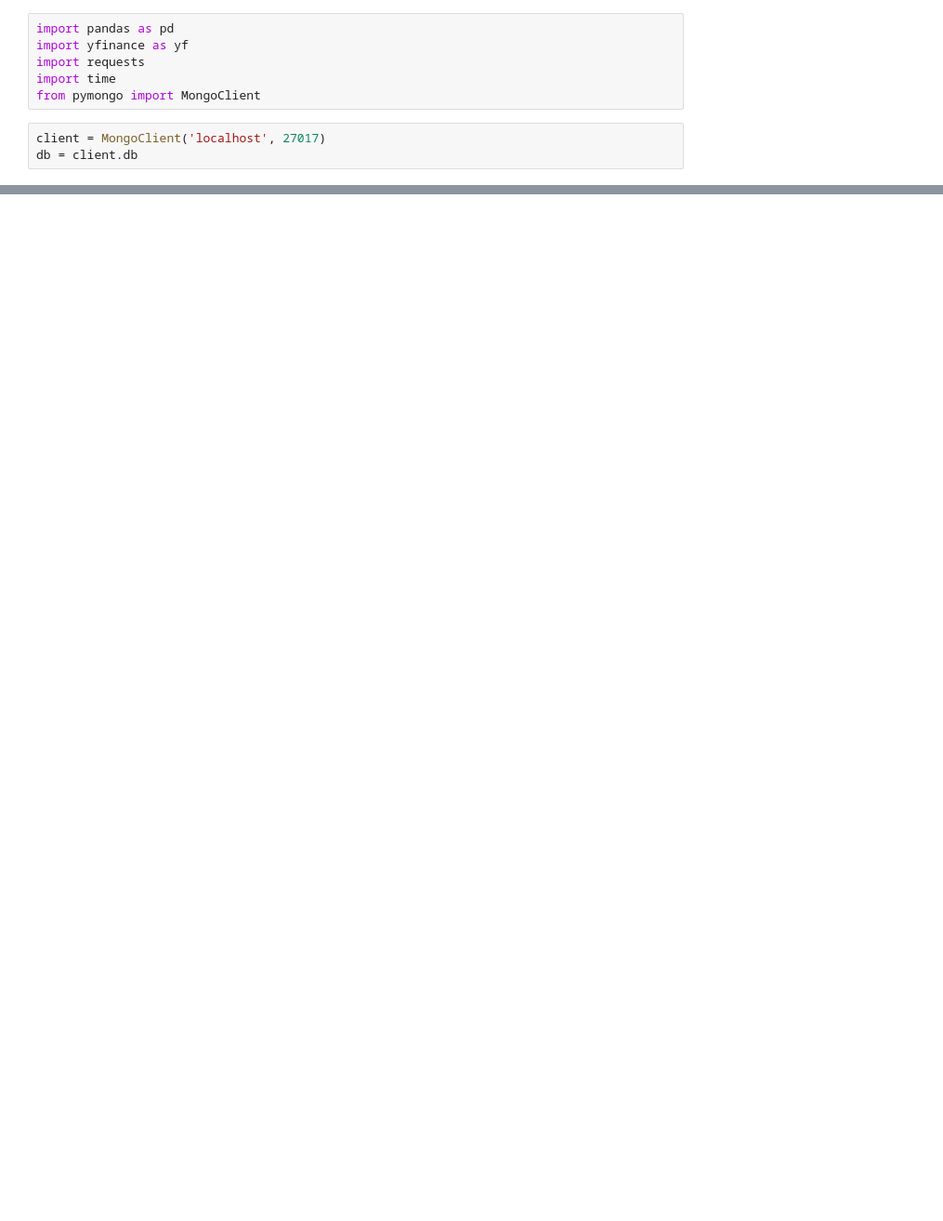
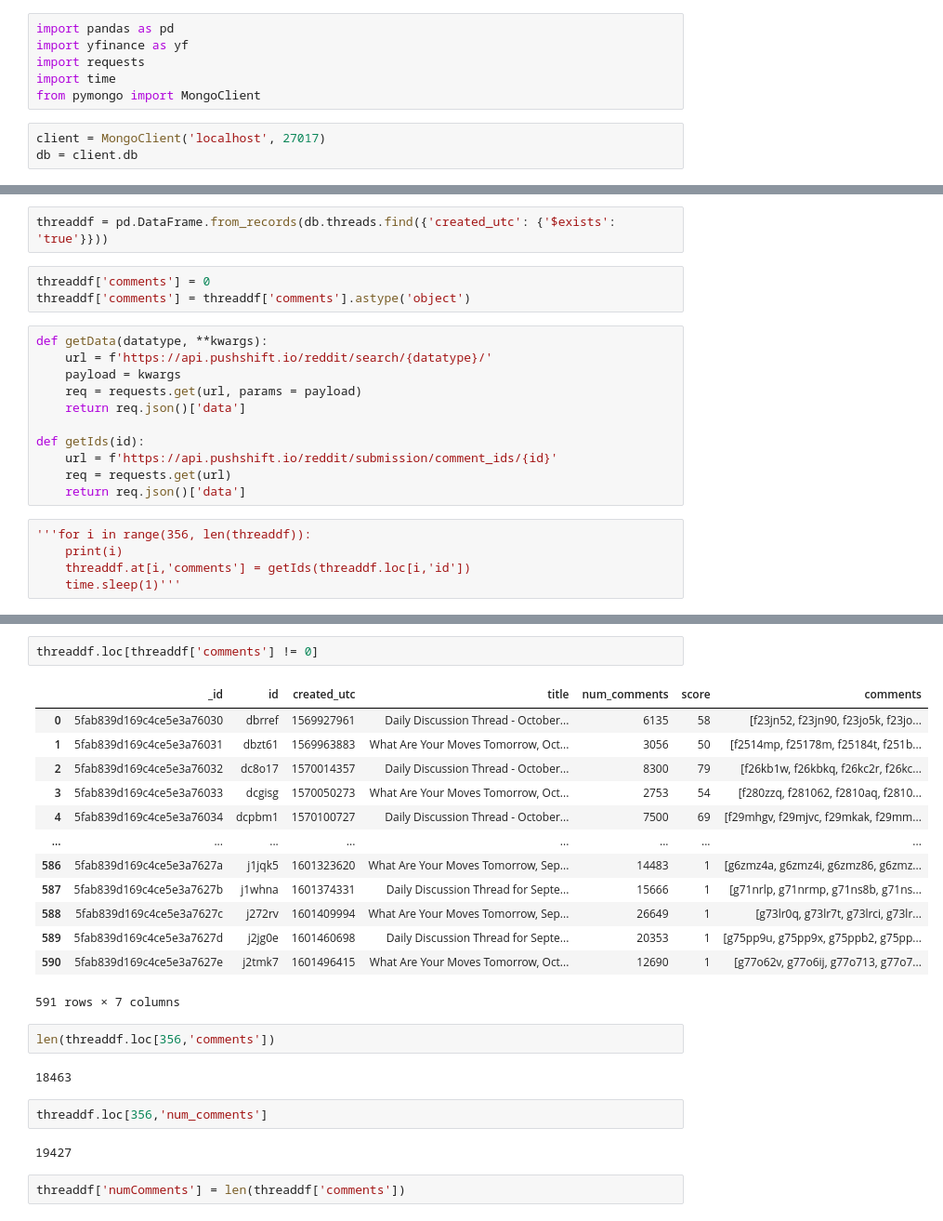
Before and after one commit to owenwjc/SentimentTrader, a Jupyter notebook: dataAgg.ipynb, the cells around one changed output, grey strips where cells are left out. Shown: that part at 93% size. Drawn from its saved outputs; the diff is of its cells as text; blank space fills up the shorter version.

Commit message:
finished data agg just running to get everything

```diff
--- a/dataAgg.ipynb
+++ b/dataAgg.ipynb
@@ -145,0 +10,21 @@ db.comments.insert_many(uploaddf.to_dict('records'))
+# %%
+threaddf = pd.DataFrame.from_records(db.threads.find({'created_utc': {'$exists': 'true'}}))
+# %%
+threaddf['comments'] = 0
+threaddf['comments'] = threaddf['comments'].astype('object')
+# %%
+def getData(datatype, **kwargs):
+    url = f'https://api.pushshift.io/reddit/search/{datatype}/'
+    payload = kwargs
+    req = requests.get(url, params = payload)
+    return req.json()['data']
+
+def getIds(id):
+    url = f'https://api.pushshift.io/reddit/submission/comment_ids/{id}'
+    req = requests.get(url)
+    return req.json()['data']
+# %%
+'''for i in range(356, len(threaddf)):
+    print(i)
+    threaddf.at[i,'comments'] = getIds(threaddf.loc[i,'id'])
+    time.sleep(1)'''
@@ -145,0 +49,26 @@ db.comments.insert_many(uploaddf.to_dict('records'))
+# %%
+threaddf.loc[threaddf['comments'] != 0]
+# %% [output]
+|  | _id | id | created_utc | title | num_comments | score | comments |
+| 0 | 5fab839d169c4ce5e3a76030 | dbrref | 1569927961 | Daily Discussion Thread - October... | 6135 | 58 | [f23jn52, f23jn90, f23jo5k, f23jo... |
+| 1 | 5fab839d169c4ce5e3a76031 | dbzt61 | 1569963883 | What Are Your Moves Tomorrow, Oct... | 3056 | 50 | [f2514mp, f25178m, f25184t, f251b... |
+| 2 | 5fab839d169c4ce5e3a76032 | dc8o17 | 1570014357 | Daily Discussion Thread - October... | 8300 | 79 | [f26kb1w, f26kbkq, f26kc2r, f26kc... |
+| 3 | 5fab839d169c4ce5e3a76033 | dcgisg | 1570050273 | What Are Your Moves Tomorrow, Oct... | 2753 | 54 | [f280zzq, f281062, f2810aq, f2810... |
+| 4 | 5fab839d169c4ce5e3a76034 | dcpbm1 | 1570100727 | Daily Discussion Thread - October... | 7500 | 69 | [f29mhgv, f29mjvc, f29mkak, f29mm... |
+| ... | ... | ... | ... | ... | ... | ... | ... |
+| 586 | 5fab839d169c4ce5e3a7627a | j1jqk5 | 1601323620 | What Are Your Moves Tomorrow, Sep... | 14483 | 1 | [g6zmz4a, g6zmz4i, g6zmz86, g6zmz... |
+| 587 | 5fab839d169c4ce5e3a7627b | j1whna | 1601374331 | Daily Discussion Thread for Septe... | 15666 | 1 | [g71nrlp, g71nrmp, g71ns8b, g71ns... |
+| 588 | 5fab839d169c4ce5e3a7627c | j272rv | 1601409994 | What Are Your Moves Tomorrow, Sep... | 26649 | 1 | [g73lr0q, g73lr7t, g73lrci, g73lr... |
+| 589 | 5fab839d169c4ce5e3a7627d | j2jg0e | 1601460698 | Daily Discussion Thread for Septe... | 20353 | 1 | [g75pp9u, g75pp9x, g75ppb2, g75pp... |
+| 590 | 5fab839d169c4ce5e3a7627e | j2tmk7 | 1601496415 | What Are Your Moves Tomorrow, Oct... | 12690 | 1 | [g77o62v, g77o6ij, g77o713, g77o7... |
+591 rows × 7 columns
+# %%
+len(threaddf.loc[356,'comments'])
+# %% [output]
+18463
+# %%
+threaddf.loc[356,'num_comments']
+# %% [output]
+19427
+# %%
+threaddf['numComments'] = len(threaddf['comments'])
```
Also changed, not shown: parts of 36 cells of this notebook.
